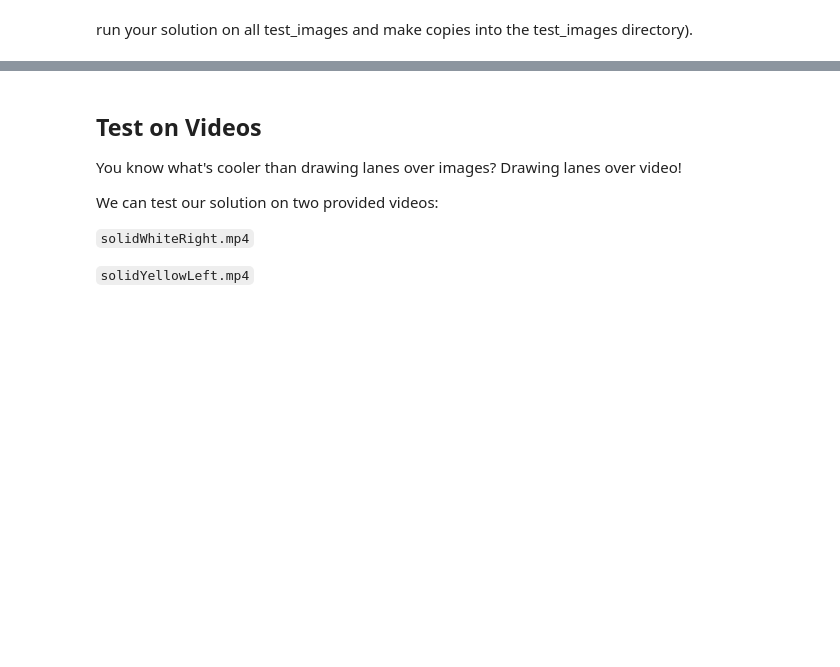
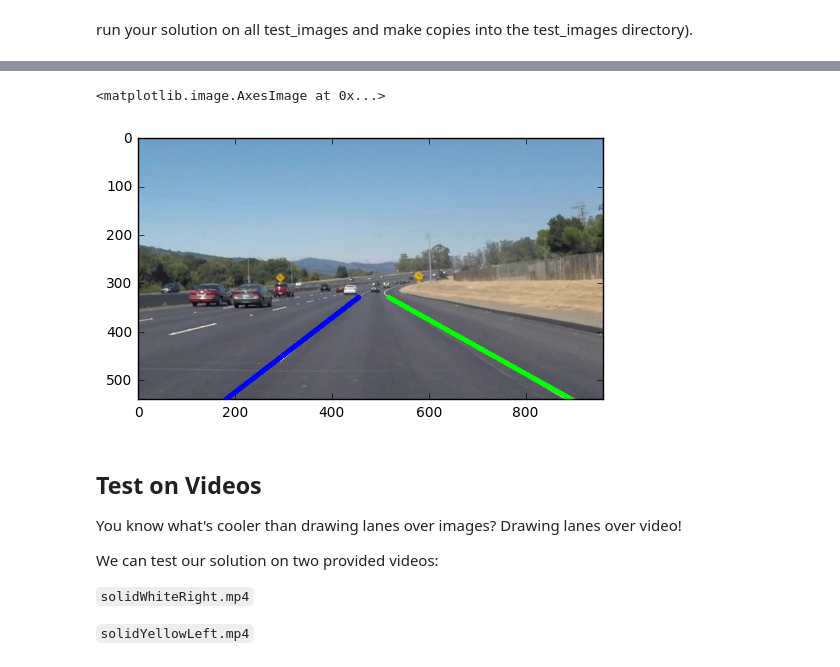
Before and after one commit to ddrm86/udacity-selfdriving-p1, a Jupyter notebook: P1.ipynb, the cells around one changed output, grey strips where cells are left out. Drawn from its saved outputs; the diff is of its cells as text; code cells hidden in the pictures; blank space fills up the shorter version.

```diff
--- a/P1.ipynb
+++ b/P1.ipynb
@@ -210,3 +211,42 @@ plt.imshow(raw_img)
+# %%
+def get_separated_coords(lines):
+    left_lines_coords = []
+    right_lines_coords = []
+    for line in lines:
+        for x1,y1,x2,y2 in line:
+            right_most_point = max(x1,x2)
+            if right_most_point < 480:
+                left_lines_coords.append([x1, y1])
+                left_lines_coords.append([x2, y2])
+            else:
+                right_lines_coords.append([x1, y1])
+                right_lines_coords.append([x2, y2])
+    left_lines_coords = np.array(left_lines_coords)
+    right_lines_coords = np.array(right_lines_coords)
+    return left_lines_coords, right_lines_coords
+
+
+def get_line(coords, y1=540, y2=330):
+    slope, intercept, r_value, p_value, std_err = stats.linregress(np.array(coords))
+    x1 = int(np.round((y1 - intercept)/slope))
+    x2 = int(np.round((y2 - intercept)/slope))
+    line = [[x1,y1,x2,y2]]
+    return line
+
+
+def draw_lanes(image, lines):
+    best_left_coords, best_right_coords = get_separated_coords(lines)
+    left_line = get_line(best_left_coords)
+    right_line = get_line(best_right_coords)
+    draw_lines(image, [left_line], color=[0, 0, 255], thickness=10)
+    draw_lines(image, [right_line], color=[0, 255, 0], thickness=10)
+    return image
+
+image = draw_lanes(image, lines)
+plt.imshow(image)
+# %% [output]
+<matplotlib.image.AxesImage at 0x...>
+[figure, added]
 # %% [markdown]
 ## Test on Videos
 
```
Also changed, not shown: parts of 14 cells of this notebook, 2 other files.
